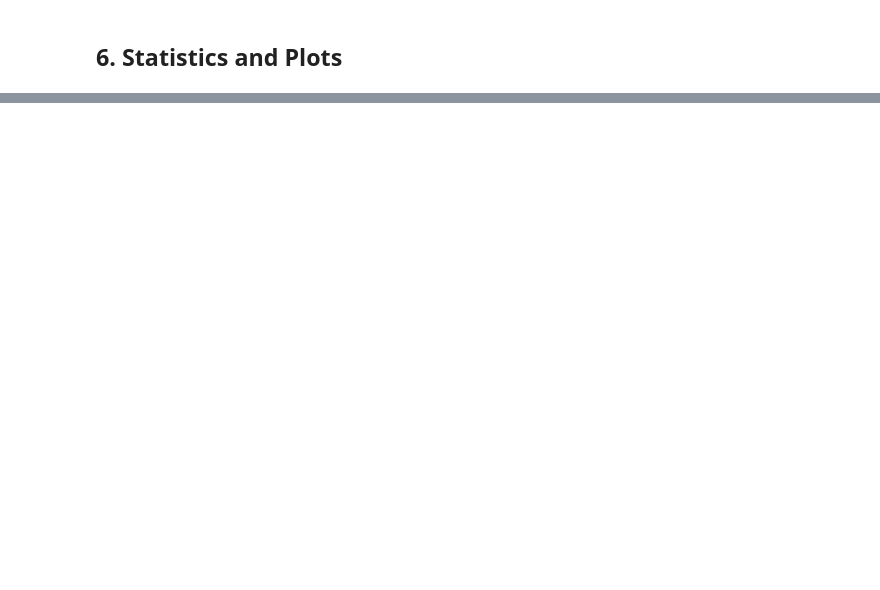
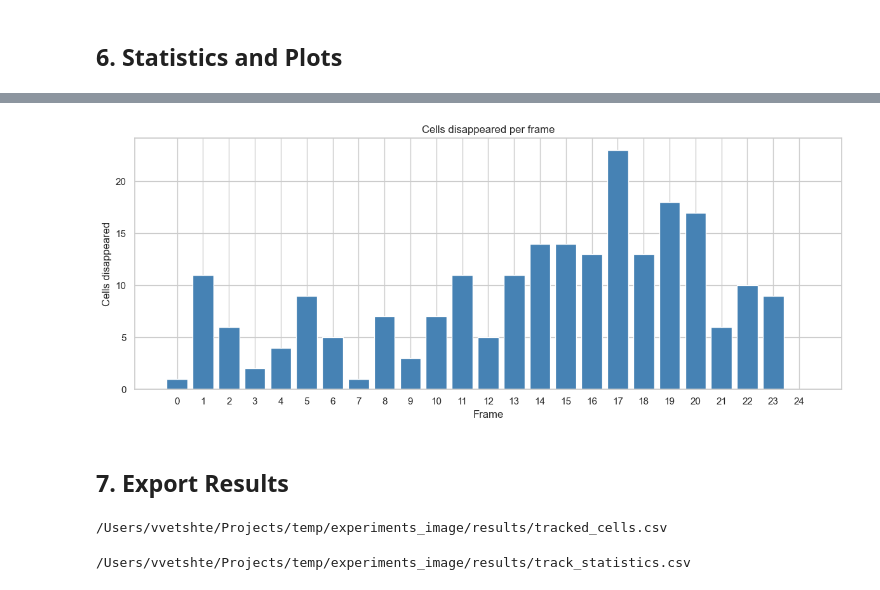
Before and after one commit to vvvlad/bacteria, a Jupyter notebook: notebooks/analysis.ipynb, the cells around one changed output, grey strips where cells are left out. Saved outputs shown, nothing was run; the diff lists cells and outputs as text; code cells hidden in the pictures; blank space fills up the shorter version.

```diff
--- a/notebooks/analysis.ipynb
+++ b/notebooks/analysis.ipynb
@@ -86,18 +67,13 @@ in the segmentation module if you need a quick, dependency-light fallback.
 # %%
-# Cellpose detection parameters (tuned for this dataset).
-# - diameter=32: median cell diameter from auto-detection. Setting it
-#   explicitly skips auto-detection and speeds up each frame.
-# - min_area=200: reject tiny specks that Cellpose occasionally segments.
-# - min_circularity=0.7: reject elongated objects (rod-shaped bacteria,
-#   debris). Round cells in this dataset have circularity 0.7-1.0
-#   (median 0.93); elongated objects fall below 0.7.
-# - gpu=False: no CUDA on this Mac (Apple Silicon MPS not yet
-#   supported by Cellpose).
+# Cellpose detection parameters — see docs/detection_tuning.md for full analysis.
 DETECT_PARAMS = dict(
-    diameter=32,
-    min_area=200,
-    min_circularity=0.7,
-    gpu=False,
+    diameter=32,         # median cell diameter (explicit for stability)
+    min_area=300,        # reject debris; median cell ~824 px
+    min_circularity=0.7, # reject elongated objects; round cells 0.7-1.0
+    min_contrast=1550,   # reject faded/out-of-focus; crisp cells median ~2000
+    exclude_edges=True,  # reject cells cut off at frame border
+    gpu=True,            # Apple MPS on M3 Max
+    resample=False,      # 58x faster; masks resized back in code
 )
 
 centroids, labels = detect_cells_frame(f0, **DETECT_PARAMS)
@@ -201,0 +211,34 @@ print("Results saved to ../results/")
+# %%
+
+# Count disappearances per frame (tracks whose last_frame < final frame)
+last_frame = tracked["frame"].max()
+vanished = track_stats[track_stats["last_frame"] < last_frame]
+disappearances = vanished.groupby("last_frame").size()
+
+# Reindex so every frame appears (0 disappearances shown explicitly)
+disappearances = disappearances.reindex(range(last_frame + 1), fill_value=0)
+
+fig, ax = plt.subplots(figsize=(12, 5))
+ax.bar(disappearances.index, disappearances.values, color="steelblue", edgecolor="white")
+ax.set(
+    xlabel="Frame",
+    ylabel="Cells disappeared",
+    title="Cells disappeared per frame",
+)
+ax.set_xticks(range(0, last_frame + 1))
+plt.tight_layout()
+# %% [output]
+[figure, added]
+# %% [markdown]
+## 7. Export Results
+# %%
+from pathlib import Path
+from IPython.display import display, FileLink
+
+for df, name in [(tracked, "tracked_cells.csv"), (track_stats, "track_statistics.csv")]:
+    path = Path("../results") / name
+    save_results(df, str(path))
+    display(FileLink(str(path)))
+# %% [output]
+/Users/vvetshte/Projects/temp/experiments_image/results/tracked_cells.csv
+/Users/vvetshte/Projects/temp/experiments_image/results/track_statistics.csv
```
Also changed, not shown: parts of 13 cells of this notebook, 9 other files.
